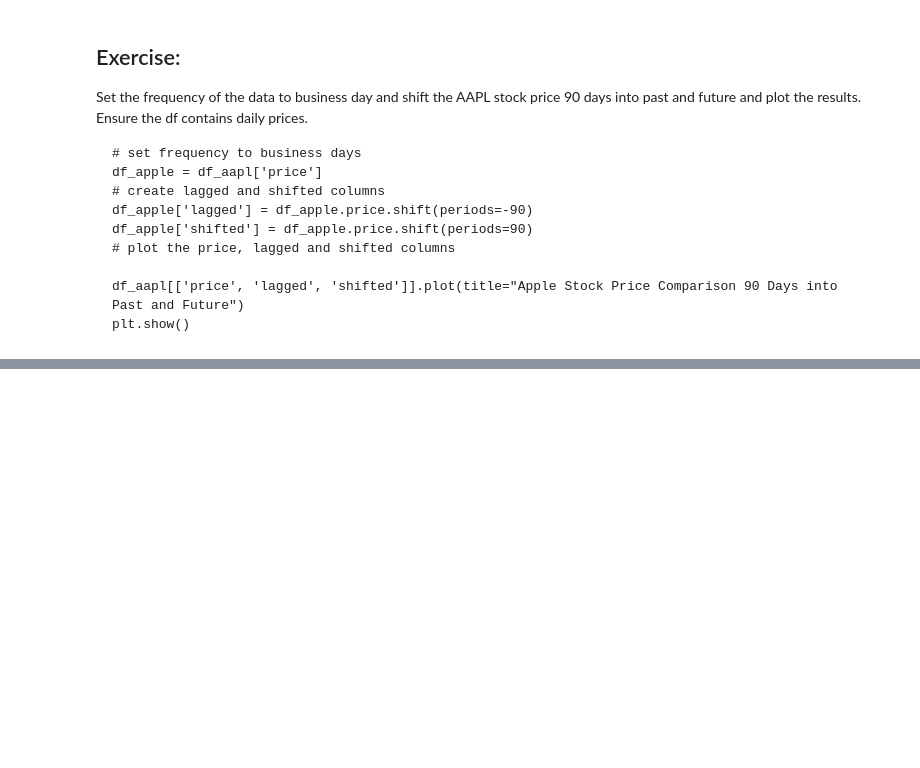
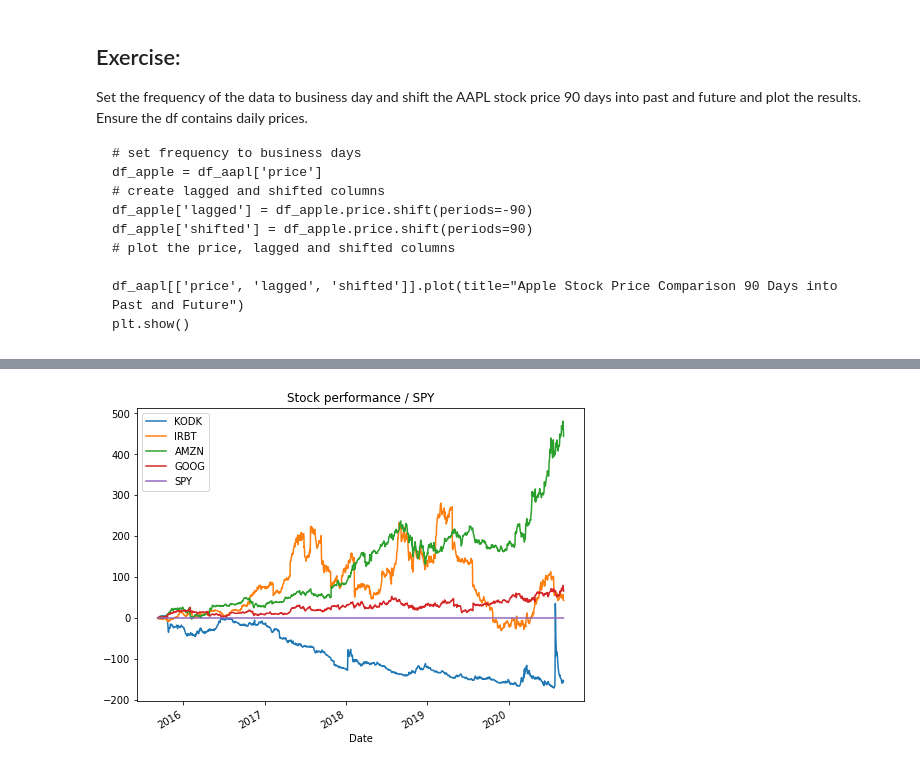
Before and after one commit to GabeMaldonado/JupyterNotebooks, a Jupyter notebook: TimeSeries.ipynb, the cells around one changed output, grey strips where cells are left out. Drawn from its saved outputs; the diff is of its cells as text; code cells hidden in the pictures; blank space fills up the shorter version.

```diff
--- a/TimeSeries.ipynb
+++ b/TimeSeries.ipynb
@@ -591,0 +717,3 @@ plt.show()
+# %%
+diff = normalized.sub(normalized['SPY'], axis=0)
+diff.head()
@@ -591,0 +728,4 @@ plt.show()
+# %%
+diff.plot(title="Stock performance / SPY", figsize = (8,6));
+# %% [output]
+[figure, added]
```
Also changed, not shown: parts of 21 cells of this notebook.
